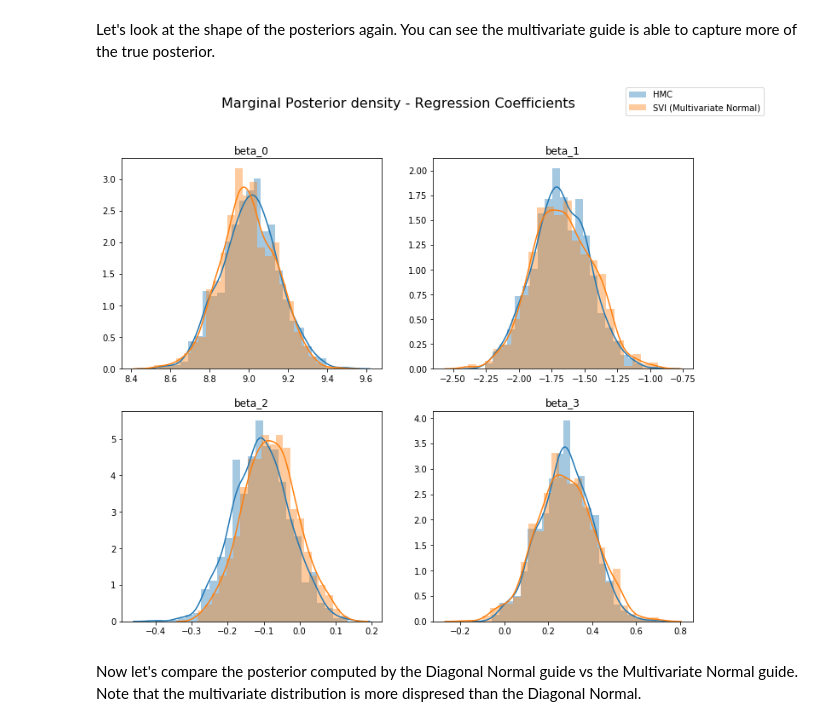
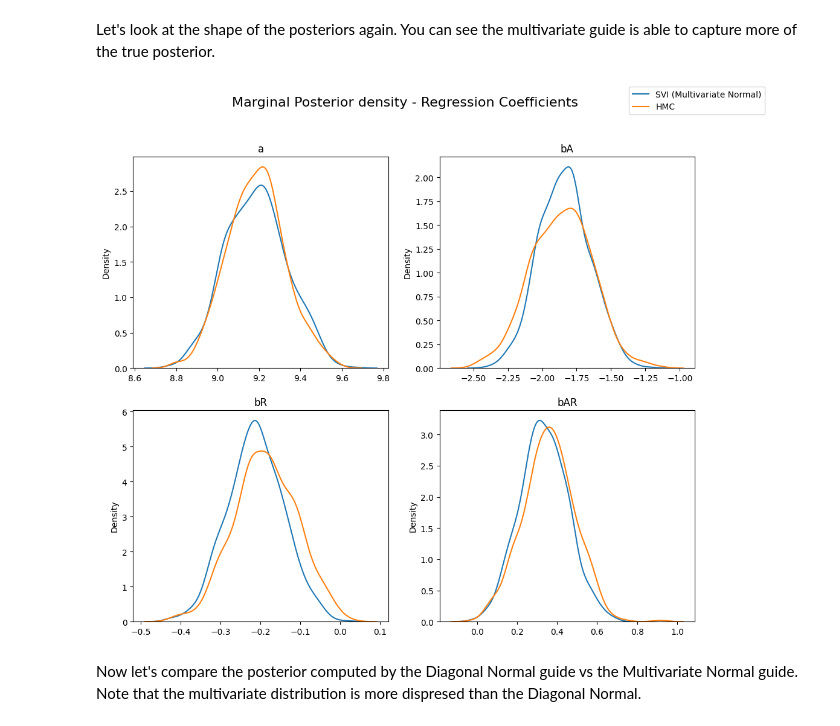
Before and after one commit to akucukelbir/probprog-finalproject, a Jupyter notebook: notebook-example/bayesian_regression_example.ipynb, the cells around one changed output. Cells and saved outputs as stored; diff of their text form; code cells hidden in the pictures.

```diff
--- a/notebook-example/bayesian_regression_example.ipynb
+++ b/notebook-example/bayesian_regression_example.ipynb
@@ -177,12 +163,6 @@ svi_diagnorm_posterior = svi.run(log_gdp, is_cont_africa, ruggedness)
 # %% [markdown]
 Let us observe the posterior distribution over the different latent variables in the model.
 # %%
-sites = ["beta_0", "beta_1", "beta_2", "beta_3", "sigma"]
-
-svi_samples = {site: EmpiricalMarginal(svi_diagnorm_posterior, sites=site)
-                     .enumerate_support().detach().cpu().numpy()
-               for site in sites}
-
 for site, values in summary(svi_samples).items():
     print("Site: {}".format(site))
     print(values, "\n")
@@ -214,7 +194,7 @@ In contrast to using variational inference which gives us an approximate posteri
 nuts_kernel = NUTS(model)
 
 mcmc = MCMC(nuts_kernel, num_samples=1000, warmup_steps=200)
-mcmc_run = mcmc.run(is_cont_africa, ruggedness, log_gdp)
+mcmc.run(is_cont_africa, ruggedness, log_gdp)
 
 hmc_samples = {k: v.detach().cpu().numpy() for k, v in mcmc.get_samples().items()}
 # %%
@@ -284,15 +264,5 @@ from pyro.infer.autoguide.initialization import init_to_mean
 
 guide = AutoMultivariateNormal(model, init_loc_fn=init_to_mean)
 
-svi = SVI(model,
-          guide,
-          optim.Adam({"lr": .005}),
-          loss=Trace_ELBO(),
-          num_samples=1000)
-
-pyro.clear_param_store()
-for i in range(num_iters):
-    elbo = svi.step(is_cont_africa, ruggedness, log_gdp)
-    if i % 500 == 0:
-        logging.info("Elbo loss: {}".format(elbo))
+train_via_opt(model, guide, lr=0.01)
 # %% [output]
@@ -321,5 +276,0 @@ We will discuss why we are rerunning this optimization again later in class.
-# %%
-for i in range(num_iters):
-    elbo = svi.step(is_cont_africa, ruggedness, log_gdp)
-    if i % 500 == 0:
-        logging.info("Elbo loss: {}".format(elbo))
@@ -347,24 +277,21 @@ Elbo loss: 284.7123777978122
 # %% [markdown]
 Let's look at the shape of the posteriors again.  You can see the multivariate guide is able to capture more of the true posterior.
 # %%
-svi_mvn_posterior = svi.run(log_gdp, is_cont_africa, ruggedness)
-svi_mvn_samples = {site: EmpiricalMarginal(svi_mvn_posterior, sites=site).enumerate_support()
-                         .detach().cpu().numpy()
-                   for site in sites}
+predictive = Predictive(model, guide=guide, num_samples=num_samples)
+svi_mvn_samples = {k: v.reshape(num_samples).detach().cpu().numpy()
+                   for k, v in predictive(log_gdp, is_cont_africa, ruggedness).items()
+                   if k != "obs"}
 fig, axs = plt.subplots(nrows=2, ncols=2, figsize=(12, 10))
 fig.suptitle("Marginal Posterior density - Regression Coefficients", fontsize=16)
 for i, ax in enumerate(axs.reshape(-1)):
-    try:
-        site = sites[i]
-        sns.distplot(hmc_samples[site], ax=ax, label="HMC")
-        sns.distplot(svi_mvn_samples[site], ax=ax, label="SVI (Multivariate Normal)")
-        ax.set_title(site)
-    except:
-        pass
+    site = sites[i]
+    sns.kdeplot(svi_mvn_samples[site], ax=ax, label="SVI (Multivariate Normal)")
+    sns.kdeplot(hmc_samples[site], ax=ax, label="HMC")
+    ax.set_title(site)
 handles, labels = ax.get_legend_handles_labels()
 fig.legend(handles, labels, loc='upper right');
 # %% [output]
-[figure, old version]
+[figure, new version]
 # %% [markdown]
 Now let's compare the posterior computed by the Diagonal Normal guide vs the Multivariate Normal guide.  Note that the multivariate distribution is more dispresed than the Diagonal Normal.
 # %% [markdown]
```
Also changed, not shown: parts of 26 cells of this notebook, 3 other files.
